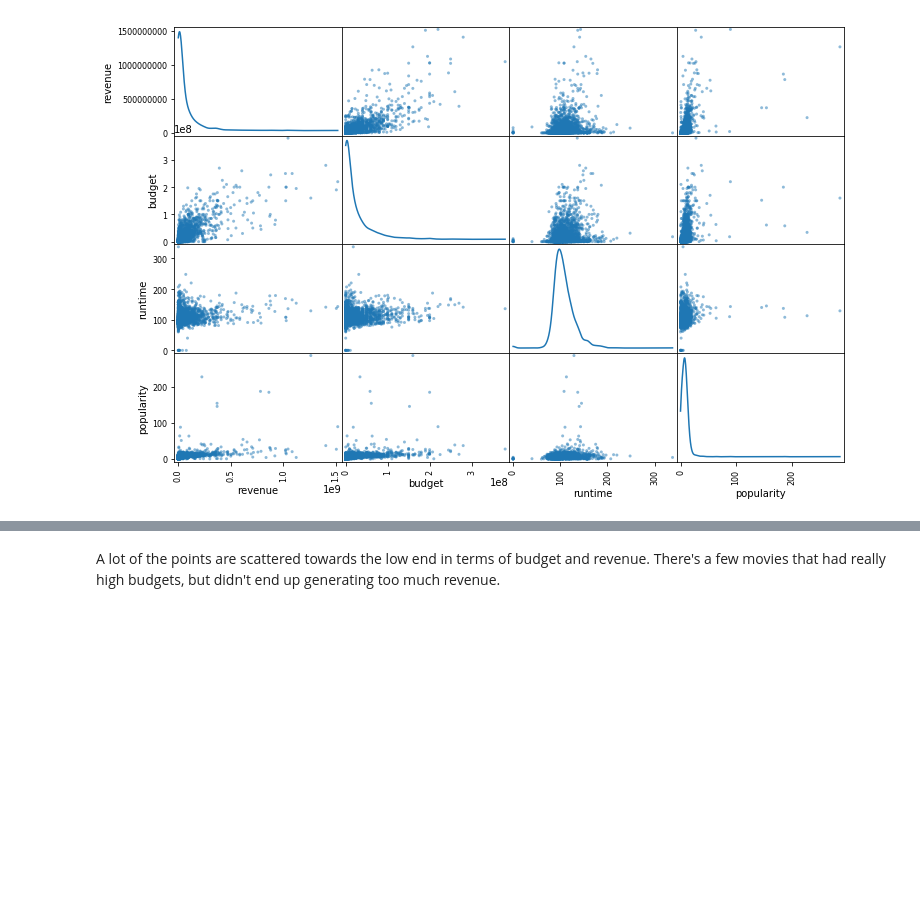
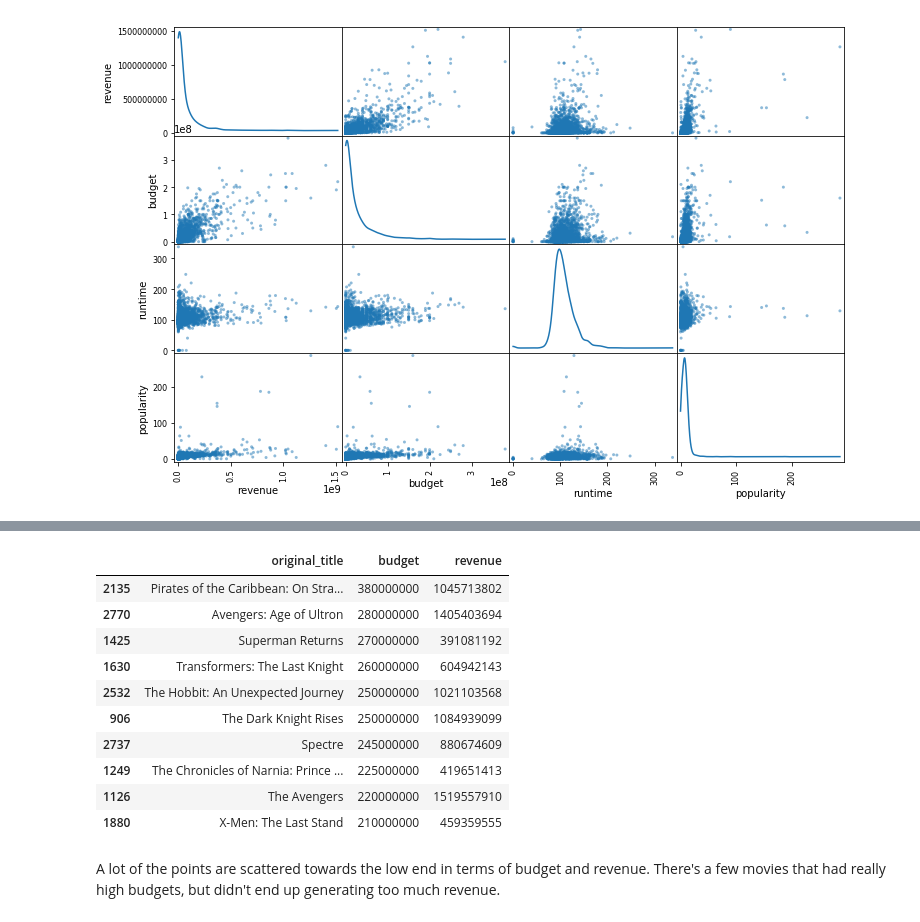
Before and after one commit to collindching/Learning-Exercises, a Jupyter notebook: Box Office Revenue Prediction/Regression Model.ipynb, the cells around one changed output, grey strips where cells are left out. Saved outputs shown, nothing was run; the diff lists cells and outputs as text; code cells hidden in the pictures; blank space fills up the shorter version.

```diff
--- a/Box Office Revenue Prediction/Regression Model.ipynb
+++ b/Box Office Revenue Prediction/Regression Model.ipynb
@@ -215,3 +247,17 @@ strat_train.plot(kind='scatter',x='budget',y='revenue',alpha=.1,figsize=(10,6));
+# %%
+train[['original_title','budget','revenue']].sort_values('budget',ascending=False).head(10)
+# %% [output]
+|  | original_title | budget | revenue |
+| 2135 | Pirates of the Caribbean: On Stra... | 380000000 | 1045713802 |
+| 2770 | Avengers: Age of Ultron | 280000000 | 1405403694 |
+| 1425 | Superman Returns | 270000000 | 391081192 |
+| 1630 | Transformers: The Last Knight | 260000000 | 604942143 |
+| 2532 | The Hobbit: An Unexpected Journey | 250000000 | 1021103568 |
+| 906 | The Dark Knight Rises | 250000000 | 1084939099 |
+| 2737 | Spectre | 245000000 | 880674609 |
+| 1249 | The Chronicles of Narnia: Prince ... | 225000000 | 419651413 |
+| 1126 | The Avengers | 220000000 | 1519557910 |
+| 1880 | X-Men: The Last Stand | 210000000 | 459359555 |
 # %% [markdown]
 A lot of the points are scattered towards the low end in terms of budget and revenue. There's a few movies that had really high budgets, but didn't end up generating too much revenue.
 # %% [markdown]
```
Also changed, not shown: parts of 27 cells of this notebook, 2 other files.
